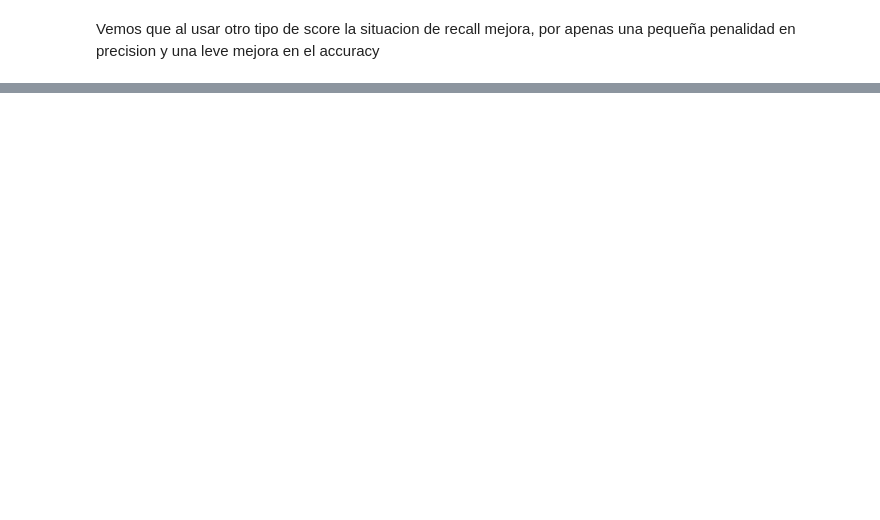
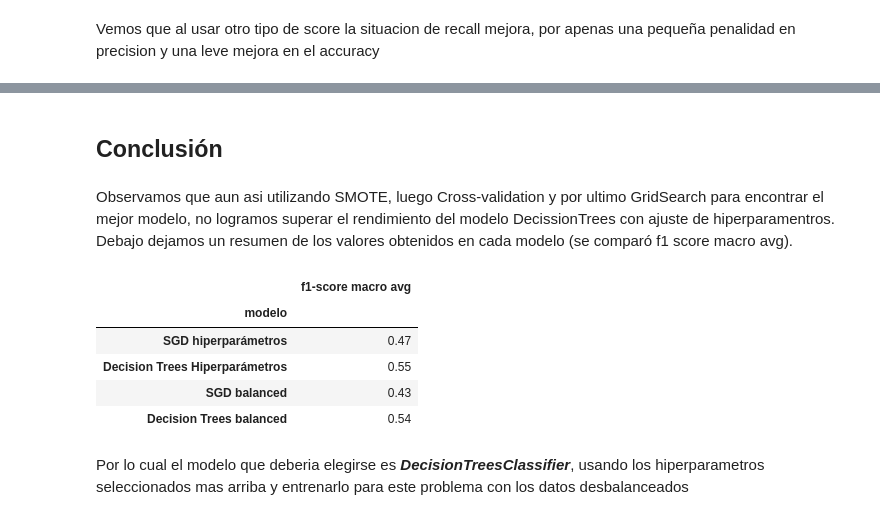
Before and after one commit to francozacco/Mentorias, a Jupyter notebook: TP03/Introducción_A_A.ipynb, the cells around one changed output, grey strips where cells are left out. Saved outputs shown, nothing was run; the diff lists cells and outputs as text; code cells hidden in the pictures; blank space fills up the shorter version.

```diff
--- a/TP03/Introducción_A_A.ipynb
+++ b/TP03/Introducción_A_A.ipynb
@@ -1092,0 +1285,21 @@ Vemos que al usar otro tipo de score la situacion de recall mejora, por apenas u
+# %% [markdown]
+## Conclusión
+# %% [markdown]
+Observamos que aun asi utilizando SMOTE, luego Cross-validation y por ultimo GridSearch para encontrar el mejor modelo, no logramos superar el rendimiento del modelo DecissionTrees con ajuste de hiperparamentros. Debajo dejamos un resumen de los valores obtenidos en cada modelo (se comparó f1 score macro avg).
+# %%
+resumen = pd.DataFrame({'modelo':['SGD hiperparámetros',
+                                  'Decision Trees Hiperparámetros',
+                                  'SGD balanced',
+                                  'Decision Trees balanced'],
+                       'f1-score macro avg':[0.47, 0.55, 0.43, 0.54]})
+resumen.set_index('modelo', inplace = True)
+resumen
+# %% [output]
+|  | f1-score macro avg |
+| modelo |  |
+| SGD hiperparámetros | 0.47 |
+| Decision Trees Hiperparámetros | 0.55 |
+| SGD balanced | 0.43 |
+| Decision Trees balanced | 0.54 |
+# %% [markdown]
+Por lo cual el modelo que deberia elegirse es ***DecisionTreesClassifier***, usando los hiperparametros seleccionados mas arriba y entrenarlo para este problema con los datos desbalanceados
```
Also changed, not shown: parts of 61 cells of this notebook.
